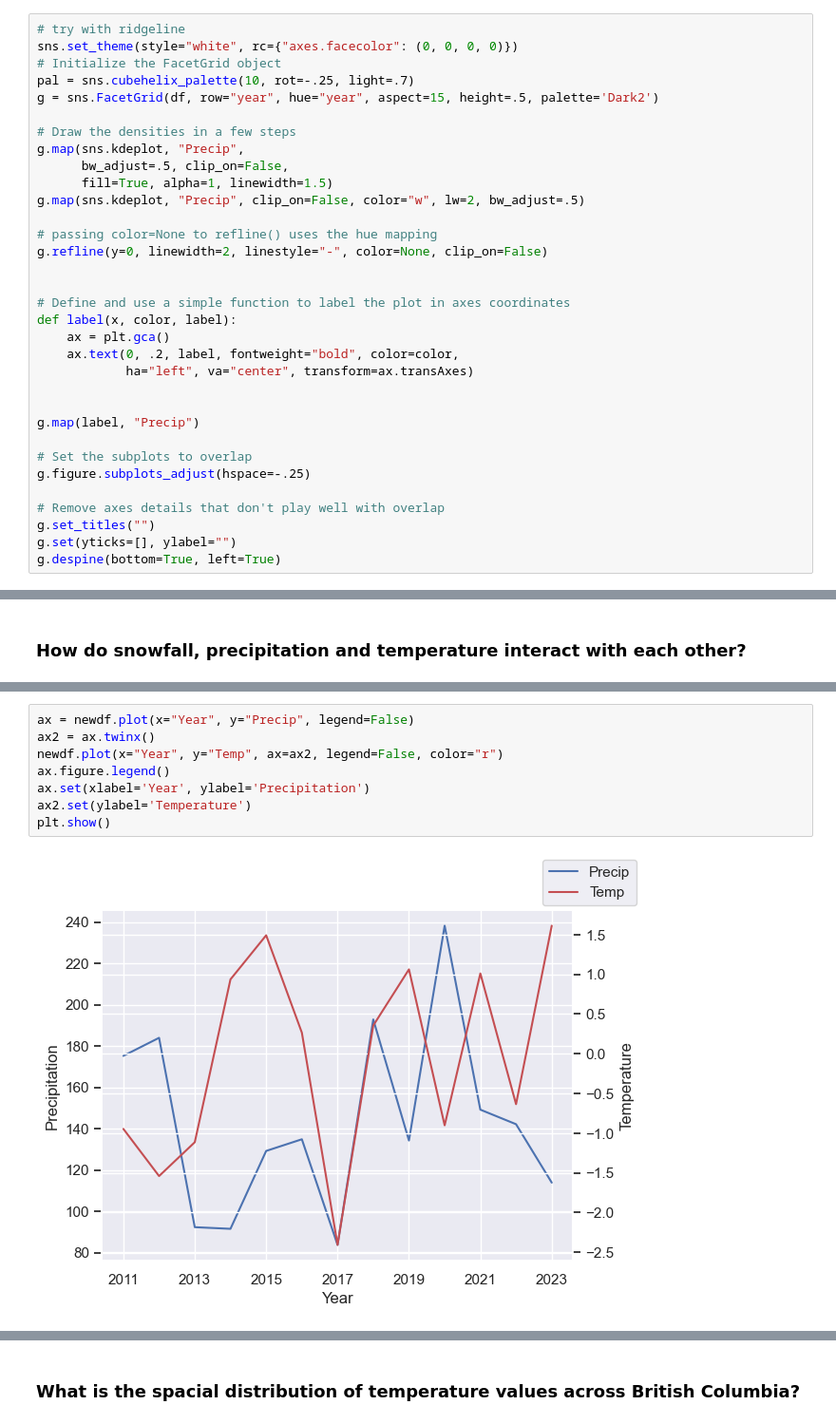
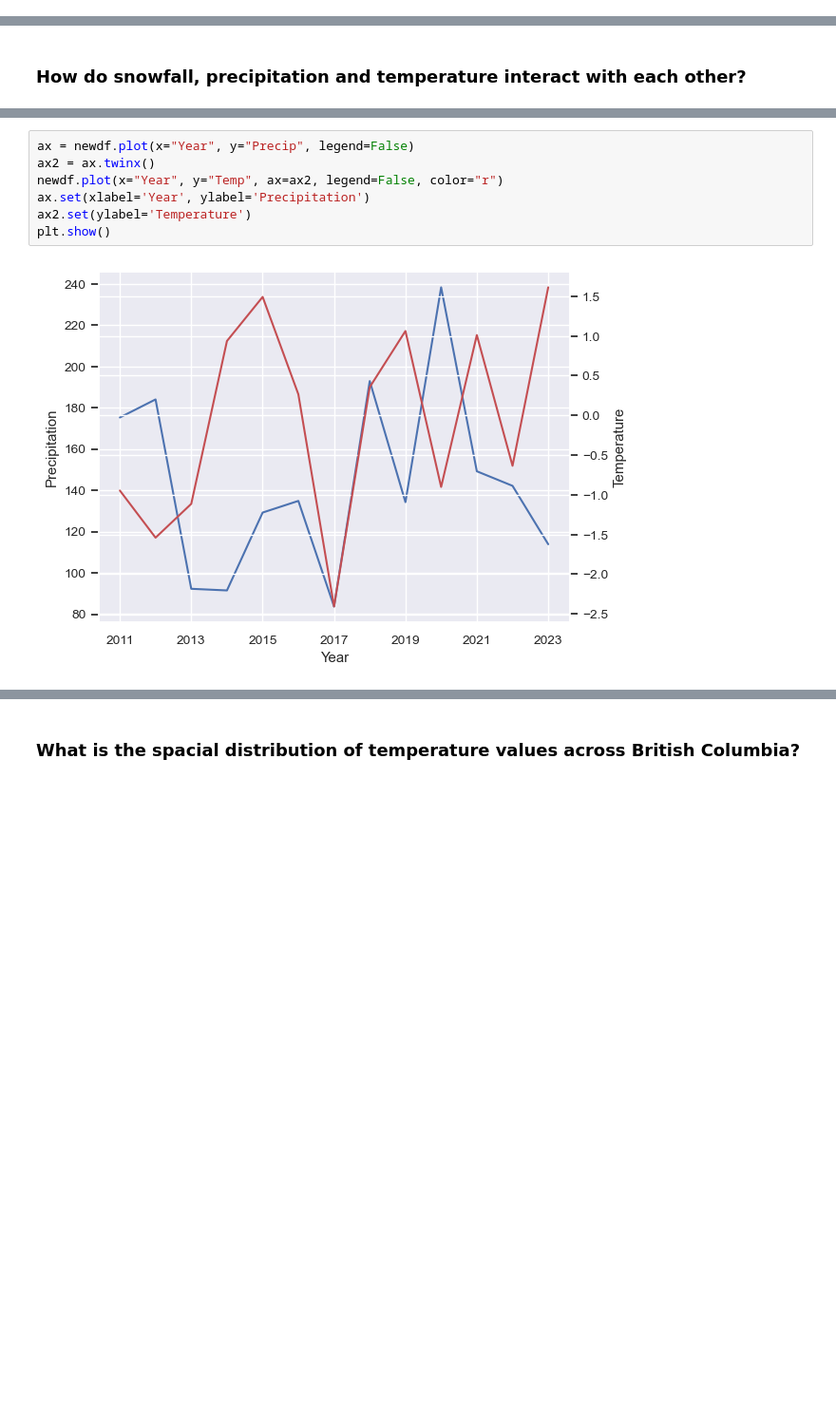
Before and after one commit to ubco-W2022T2-data301/project-group33, a Jupyter notebook: analysis/analysis1.ipynb, the cells around one changed output, grey strips where cells are left out. Shown: that part at 95% size. Cells and saved outputs as stored; diff of their text form; blank space fills up the shorter version.

```diff
--- a/analysis/analysis1.ipynb
+++ b/analysis/analysis1.ipynb
@@ -292,33 +335,0 @@ g.despine(bottom=True, left=True)
-# %%
-# try with ridgeline
-sns.set_theme(style="white", rc={"axes.facecolor": (0, 0, 0, 0)})
-# Initialize the FacetGrid object
-pal = sns.cubehelix_palette(10, rot=-.25, light=.7)
-g = sns.FacetGrid(df, row="year", hue="year", aspect=15, height=.5, palette='Dark2')
-
-# Draw the densities in a few steps
-g.map(sns.kdeplot, "Precip",
-      bw_adjust=.5, clip_on=False,
-      fill=True, alpha=1, linewidth=1.5)
-g.map(sns.kdeplot, "Precip", clip_on=False, color="w", lw=2, bw_adjust=.5)
-
-# passing color=None to refline() uses the hue mapping
-g.refline(y=0, linewidth=2, linestyle="-", color=None, clip_on=False)
-
-
-# Define and use a simple function to label the plot in axes coordinates
-def label(x, color, label):
-    ax = plt.gca()
-    ax.text(0, .2, label, fontweight="bold", color=color,
-            ha="left", va="center", transform=ax.transAxes)
-
-
-g.map(label, "Precip")
-
-# Set the subplots to overlap
-g.figure.subplots_adjust(hspace=-.25)
-
-# Remove axes details that don't play well with overlap
-g.set_titles("")
-g.set(yticks=[], ylabel="")
-g.despine(bottom=True, left=True)
@@ -370,13 +410,12 @@ plt.show()
 # %%
 ax = newdf.plot(x="Year", y="Precip", legend=False)
 ax2 = ax.twinx()
 newdf.plot(x="Year", y="Temp", ax=ax2, legend=False, color="r")
-ax.figure.legend()
 ax.set(xlabel='Year', ylabel='Precipitation')
 ax2.set(ylabel='Temperature')
 plt.show()
 # %% [output]
-[figure, old version]
+[figure, new version]
 # %%
 ax = newdf.plot(x="Year", y="Precip", legend=False)
 ax2 = ax.twinx()
```
Also changed, not shown: parts of 22 cells of this notebook.
